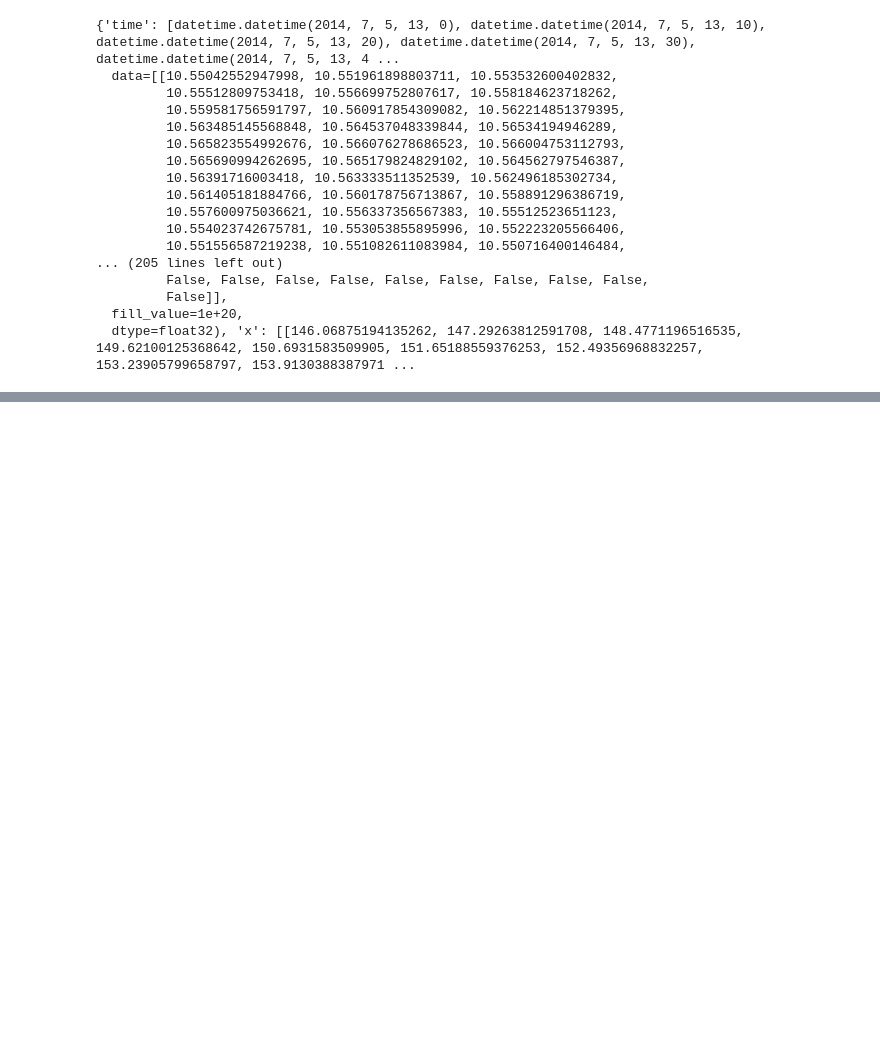
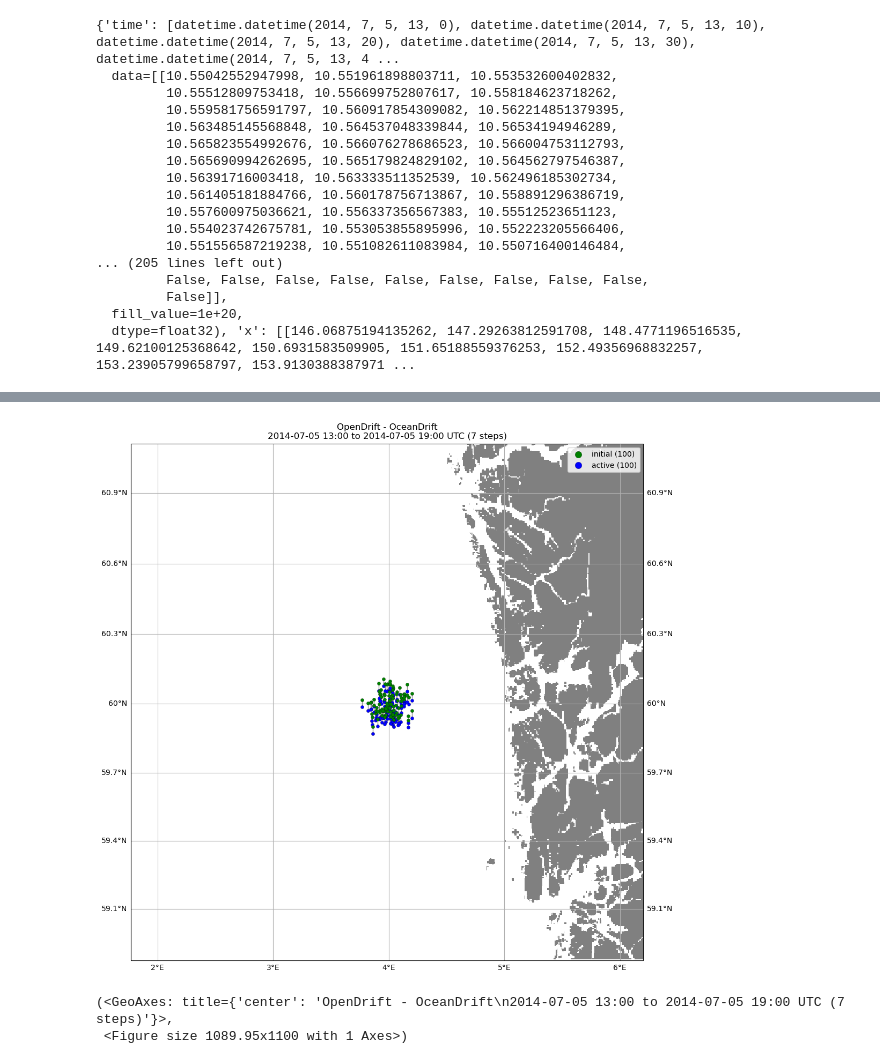
Before and after one commit to sintefmath/reduced-gravity-ocean-model, a Jupyter notebook: notebooks/Oslofjord/FjordOsOpenDriftReference.ipynb, the cells around one changed output, grey strips where cells are left out. Saved outputs shown, nothing was run; the diff lists cells and outputs as text; code cells hidden in the pictures; blank space fills up the shorter version.

```diff
--- a/notebooks/Oslofjord/FjordOsOpenDriftReference.ipynb
+++ b/notebooks/Oslofjord/FjordOsOpenDriftReference.ipynb
@@ -338,0 +356,3 @@ print(opendrift_results)
+# %%
+print(opendrift_wind)
+r = reader_timeseries.Reader(opendrift_wind)
@@ -338,0 +361,5 @@ print(opendrift_results)
+# %%
+from datetime import datetime, timedelta
+from opendrift.models.oceandrift import OceanDrift
+
+o = OceanDrift(loglevel=20)  # Set loglevel to 0 for debug information
@@ -338,0 +368,2 @@ print(opendrift_results)
+# %%
+o.add_reader([r])
@@ -338,0 +373,2 @@ print(opendrift_results)
+# %%
+o.run(duration=timedelta(hours=6))
@@ -338,0 +393,3 @@ print(opendrift_results)
+# %%
+o.plot(fast=True, buffer=1)
+# %% [output]
@@ -338,0 +397,3 @@ print(opendrift_results)
+[figure, added]
+(<GeoAxes: title={'center': 'OpenDrift - OceanDrift\n2014-07-05 13:00 to 2014-07-05 19:00 UTC (7 steps)'}>,
+ <Figure size 1089.95x1100 with 1 Axes>)
```
Also changed, not shown: parts of 15 cells of this notebook.
